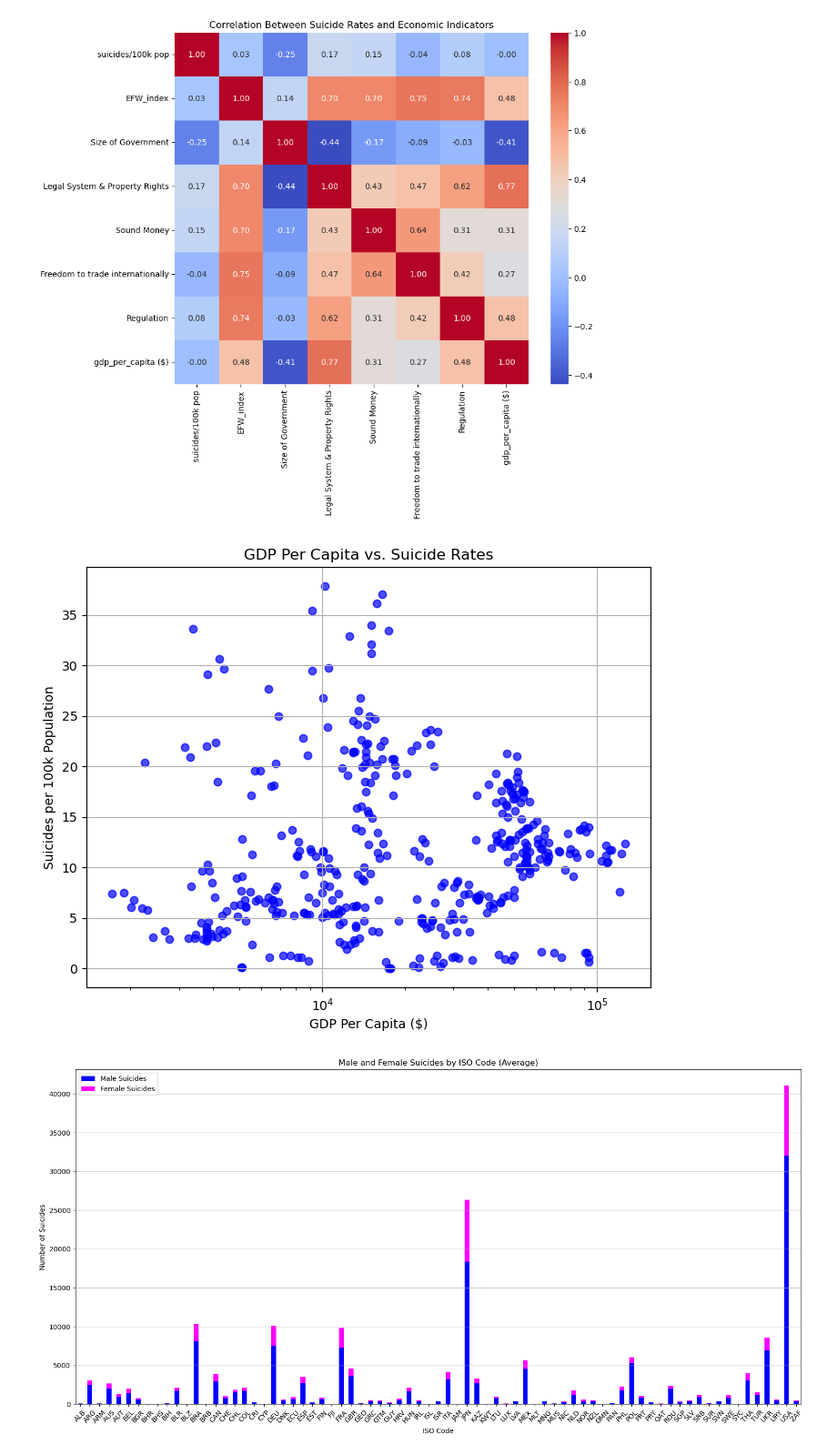
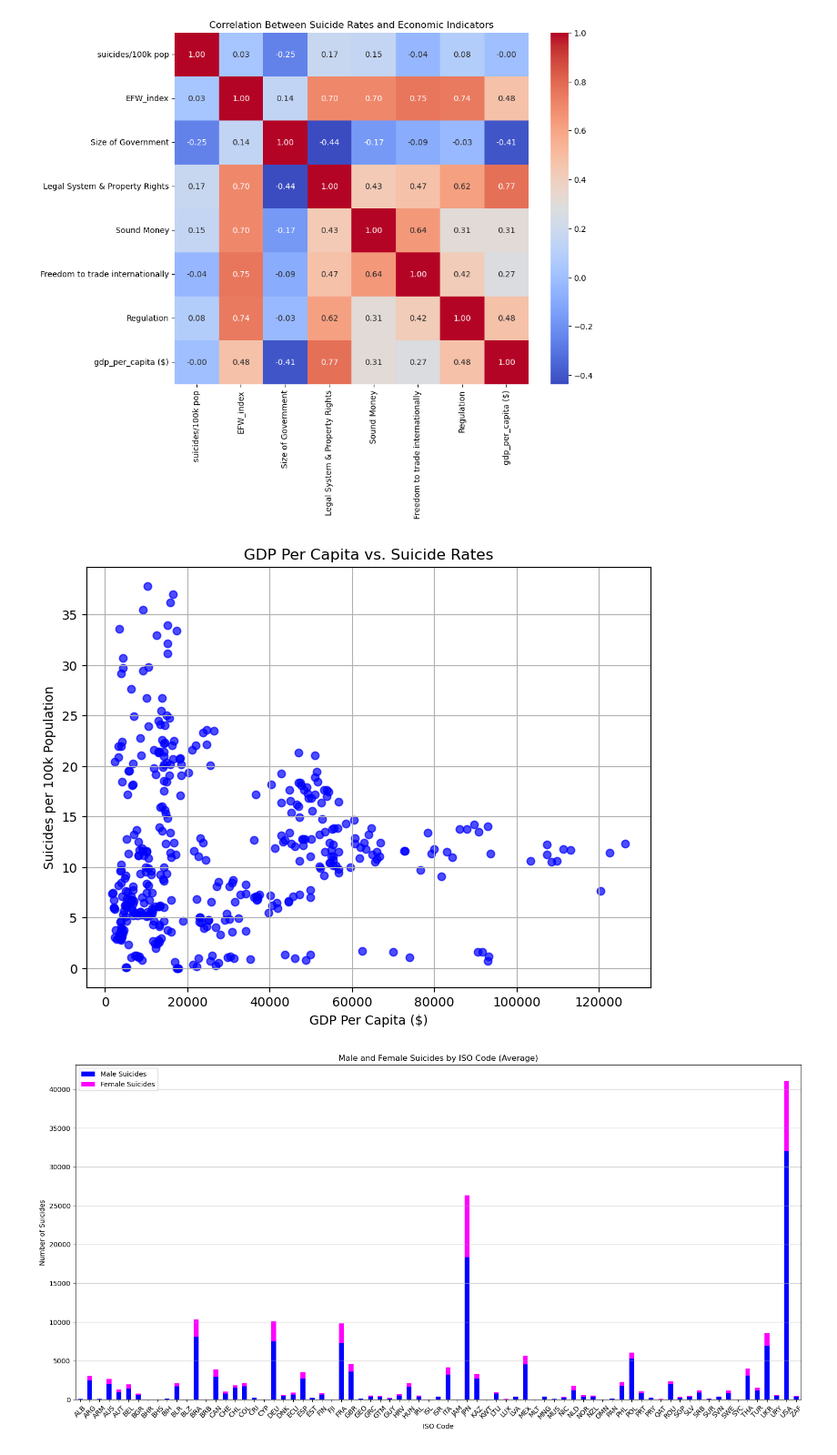
Before and after one commit to miamelaniemoor/human-freedom-and-suicide, a Jupyter notebook: Untitled.ipynb, the cells around one changed output. Shown: that part at 91% size. Cells and saved outputs as stored; diff of their text form; code cells hidden in the pictures.

```diff
--- a/Untitled.ipynb
+++ b/Untitled.ipynb
@@ -325,15 +325,14 @@ plt.show()
 # %%
 # Scatter plot for suicide rates vs. GDP per capita
 plt.figure(figsize=(8, 6))
 plt.scatter(merged_data['gdp_per_capita ($)'], merged_data['suicides/100k pop'], alpha=0.7, color='blue')
 plt.title('GDP Per Capita vs. Suicide Rates')
 plt.xlabel('GDP Per Capita ($)')
 plt.ylabel('Suicides per 100k Population')
 plt.grid(True)
-plt.xscale('log')  # Use log scale for better visualization
 plt.show()
 # %% [output]
-[figure, old version]
+[figure, new version]
 # %%
 # Group data by countries and calculate mean male and female suicides
 gender_suicides = merged_data.groupby('ISO_Code')[['male_suicides', 'female_suicides']].mean()
```
Also changed, not shown: parts of 7 cells of this notebook.
